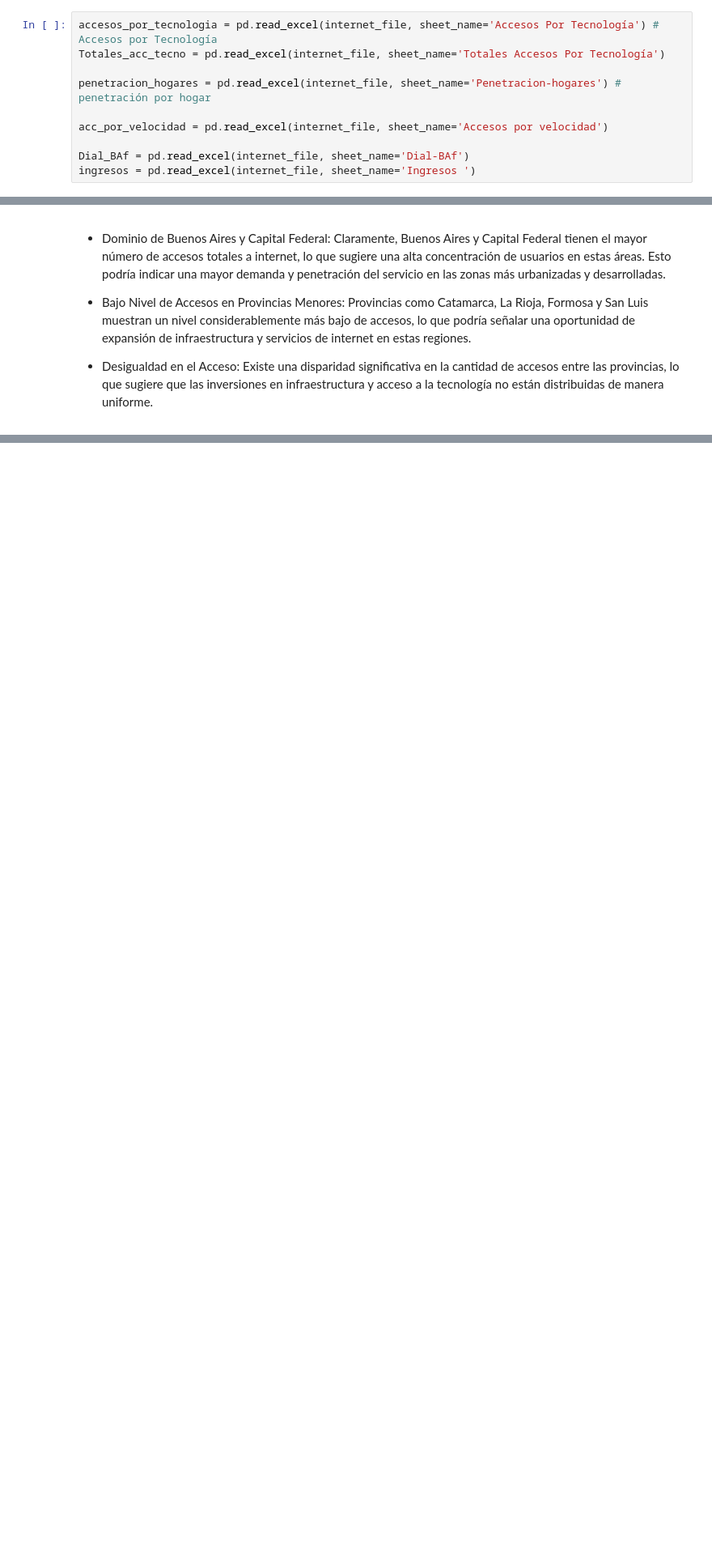
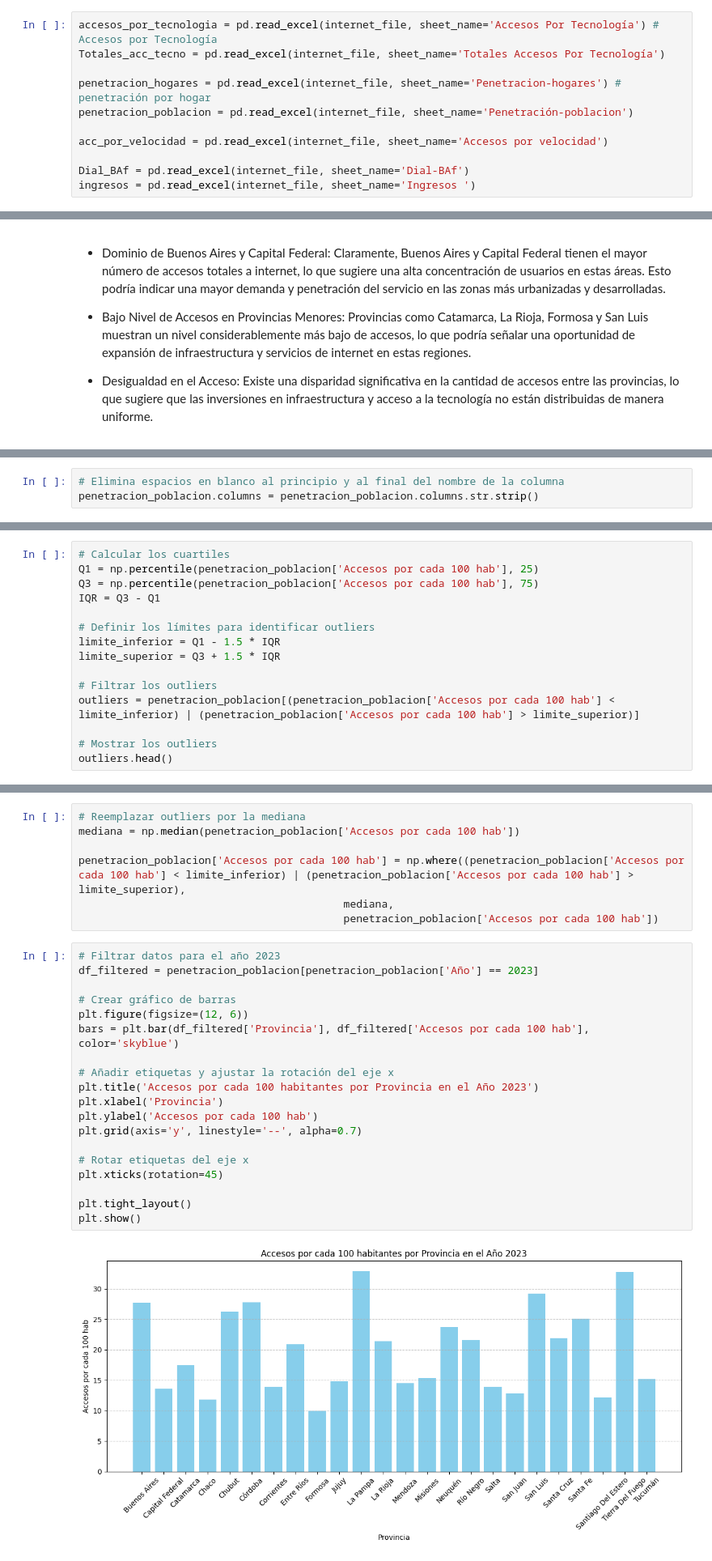
Before and after one commit to Melbutus/Data_Analyst_Telecomunicaciones, a Jupyter notebook: EDA.ipynb, the cells around one changed output, grey strips where cells are left out. Shown at 81% size. Saved outputs shown, nothing was run; the diff lists cells and outputs as text; blank space fills up the shorter version.

```diff
--- a/EDA.ipynb
+++ b/EDA.ipynb
@@ -29,6 +29,7 @@ accesos_por_tecnologia = pd.read_excel(internet_file, sheet_name='Accesos Por Te
 Totales_acc_tecno = pd.read_excel(internet_file, sheet_name='Totales Accesos Por Tecnología')
 
 penetracion_hogares = pd.read_excel(internet_file, sheet_name='Penetracion-hogares') # penetración por hogar
+penetracion_poblacion = pd.read_excel(internet_file, sheet_name='Penetración-poblacion')
 
 acc_por_velocidad = pd.read_excel(internet_file, sheet_name='Accesos por velocidad')
 
@@ -267,0 +283,3 @@ Passing `palette` without assigning `hue` is deprecated and will be removed in v
+# %%
+# Elimina espacios en blanco al principio y al final del nombre de la columna
+penetracion_poblacion.columns = penetracion_poblacion.columns.str.strip()
@@ -267,0 +296,15 @@ Passing `palette` without assigning `hue` is deprecated and will be removed in v
+# %%
+# Calcular los cuartiles
+Q1 = np.percentile(penetracion_poblacion['Accesos por cada 100 hab'], 25)
+Q3 = np.percentile(penetracion_poblacion['Accesos por cada 100 hab'], 75)
+IQR = Q3 - Q1
+
+# Definir los límites para identificar outliers
+limite_inferior = Q1 - 1.5 * IQR
+limite_superior = Q3 + 1.5 * IQR
+
+# Filtrar los outliers
+outliers = penetracion_poblacion[(penetracion_poblacion['Accesos por cada 100 hab'] < limite_inferior) | (penetracion_poblacion['Accesos por cada 100 hab'] > limite_superior)]
+
+# Mostrar los outliers
+outliers.head()
@@ -268,3 +320,31 @@ Passing `palette` without assigning `hue` is deprecated and will be removed in v
+# %%
+# Reemplazar outliers por la mediana
+mediana = np.median(penetracion_poblacion['Accesos por cada 100 hab'])
+
+penetracion_poblacion['Accesos por cada 100 hab'] = np.where((penetracion_poblacion['Accesos por cada 100 hab'] < limite_inferior) | (penetracion_poblacion['Accesos por cada 100 hab'] > limite_superior),
+                                          mediana,
+                                          penetracion_poblacion['Accesos por cada 100 hab'])
+# %%
+# Filtrar datos para el año 2023
+df_filtered = penetracion_poblacion[penetracion_poblacion['Año'] == 2023]
+
+# Crear gráfico de barras
+plt.figure(figsize=(12, 6))
+bars = plt.bar(df_filtered['Provincia'], df_filtered['Accesos por cada 100 hab'], color='skyblue')
+
+# Añadir etiquetas y ajustar la rotación del eje x
+plt.title('Accesos por cada 100 habitantes por Provincia en el Año 2023')
+plt.xlabel('Provincia')
+plt.ylabel('Accesos por cada 100 hab')
+plt.grid(axis='y', linestyle='--', alpha=0.7)
+
+# Rotar etiquetas del eje x
+plt.xticks(rotation=45)
+
+plt.tight_layout()
+plt.show()
+# %% [output]
+[figure, added]
 # %% [markdown]
 Veamos la evolución de la penetración de Internet por cada 100 hogares, en las diferentes provincias
 # %%
```
Also changed, not shown: parts of 10 cells of this notebook, 2 other files.
